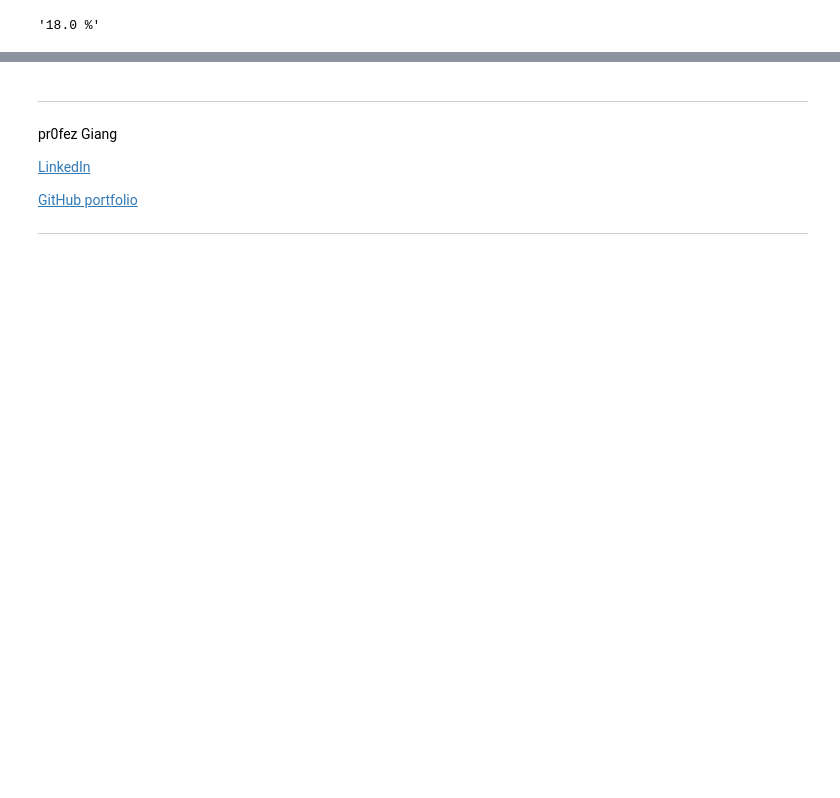
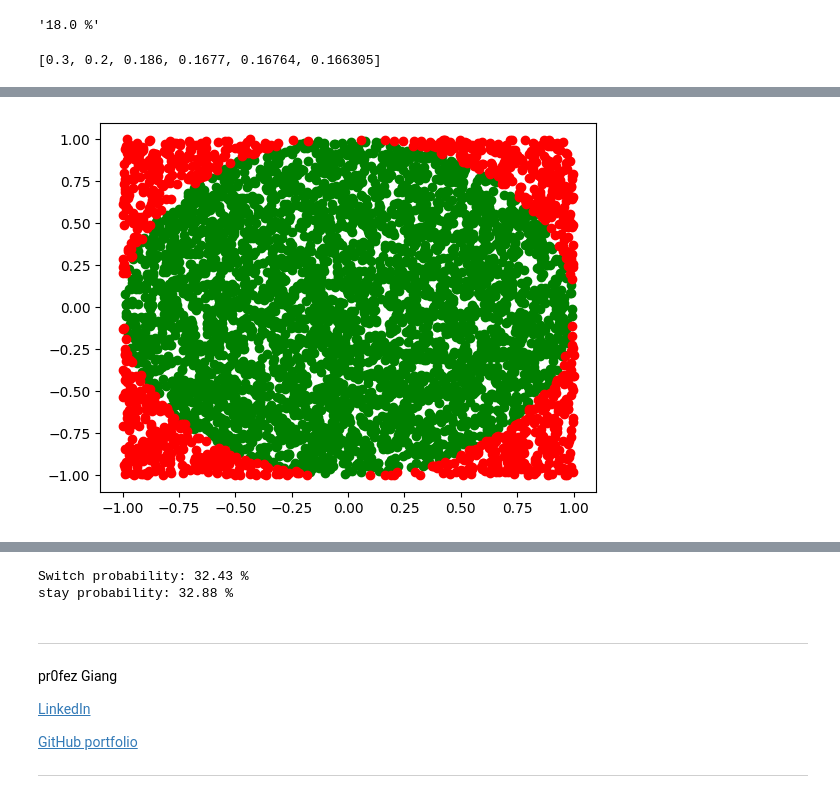
Before and after one commit to zoneme99/python-programmering-Jonatan-Cervall, a Jupyter notebook: Exercises/04-list-exercise.ipynb, the cells around one changed output, grey strips where cells are left out. Drawn from its saved outputs; the diff is of its cells as text; code cells hidden in the pictures; blank space fills up the shorter version.

```diff
--- a/Exercises/04-list-exercise.ipynb
+++ b/Exercises/04-list-exercise.ipynb
@@ -202,6 +203,22 @@ per = str(100*dt[6]/dices)+" %"
 per
 # %% [output]
 '18.0 %'
+# %%
+#b
+from collections import Counter
+import random as rnd
+zeros = 6
+dices = 10
+prob = list()
+for x in range(1,zeros+1):
+    ls = [rnd.randint(1,6) for _ in range(dices ** x)]
+    dt = Counter(ls)
+    prob.append(dt[6] / (dices ** x))
+    per = str(100*dt[6]/dices)+" %"
+    per
+prob
+# %% [output]
+[0.3, 0.2, 0.186, 0.1677, 0.16764, 0.166305]
 # %% [markdown]
 ---
 ## 6. Monte Carlo simulation (**)
@@ -243,6 +260,29 @@ No answer here, try to prove it theoretically.
 
 
 </details>
+# %%
+import matplotlib.pyplot as plt
+import random as rand
+import math
+points = [[rand.uniform(-1,1),rand.uniform(-1,1)] for _ in range(5000)]
+distance = list()
+for point in points:
+    distance.append(math.sqrt(point[0]**2 + point[1]**2))
+
+xlow = [point[0] for index, point in enumerate(points) if distance[index] < 1]
+ylow = [point[1] for index, point in enumerate(points) if distance[index] < 1]
+
+xhigh = [point[0] for index, point in enumerate(points) if distance[index] > 1]
+yhigh = [point[1] for index, point in enumerate(points) if distance[index] > 1]
+
+#print("points", len(points[0:]))
+#print("distance", len(distance))
+
+plt.scatter(xlow, ylow, color = 'green')
+plt.scatter(xhigh, yhigh, color = 'red')
+plt.show()
+# %% [output]
+[figure, added]
 # %% [markdown]
 ---
 ## 7. A cute rabbit among two ferocious snakes (**)
@@ -283,6 +323,40 @@ b)
 
 
 </details>
+# %%
+#antagligen fel teori
+import random as rand
+n = 10000
+open_door = None
+doors = [1,0,0]
+switch = 0
+stay = 0
+for _ in range (n):
+    rand.shuffle(doors)
+    choice = rand.randint(0,len(doors)-1)
+    for index, door in enumerate(doors):
+        if door != doors[choice] and door == 0:
+            open_door = index
+            break
+    for index, door in enumerate(doors):
+        if open_door == index or choice == index:
+            continue
+        else:
+            choice = index
+    if doors[choice] == 1:
+        switch += 1
+
+for _ in range (n):
+    rand.shuffle(doors)
+    choice = rand.randint(0,len(doors)-1)
+    if doors[choice] == 1:
+        stay += 1
+
+print(f"Switch probability: {100*switch/n} %")
+print(f"stay probability: {100*stay/n} %")
+# %% [output]
+Switch probability: 32.43 %
+stay probability: 32.88 %
 # %% [markdown]
 ---
 
```
Also changed, not shown: parts of 1 cell of this notebook, 2 other files.
